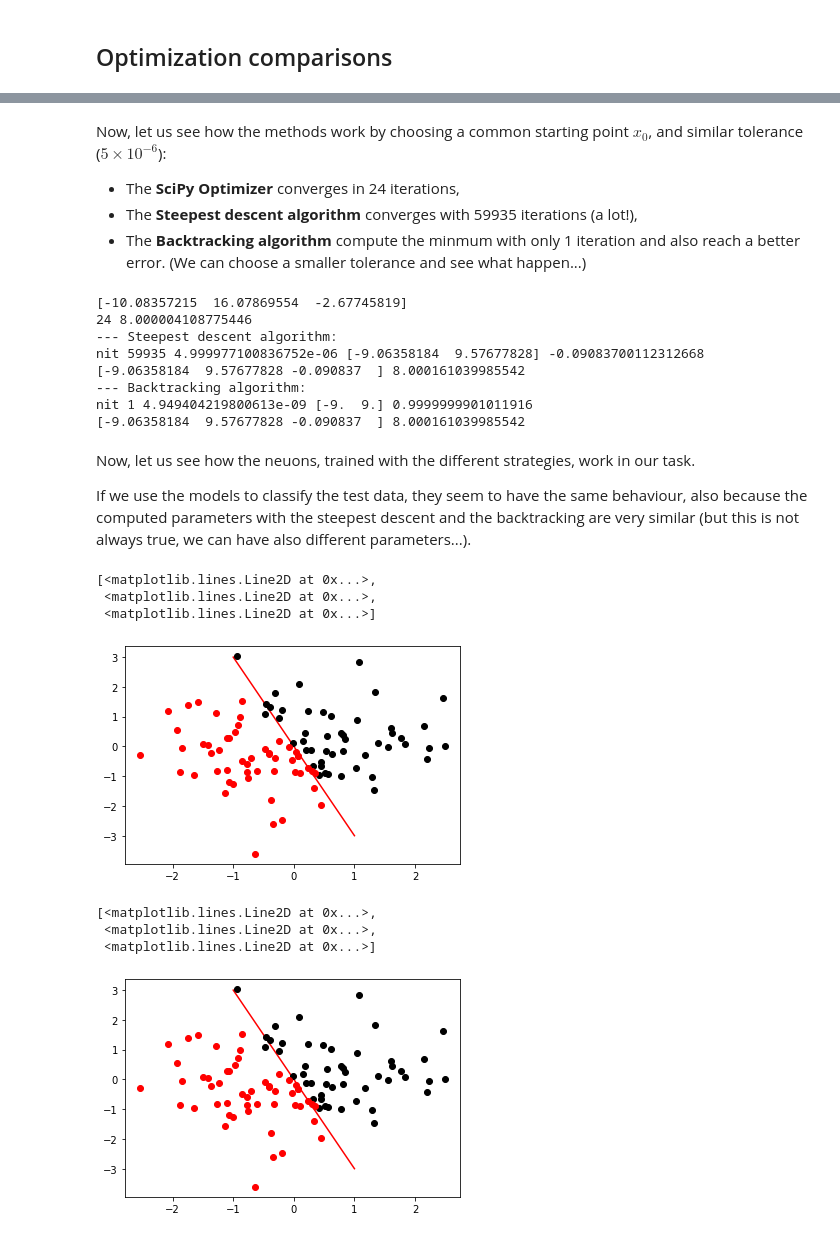
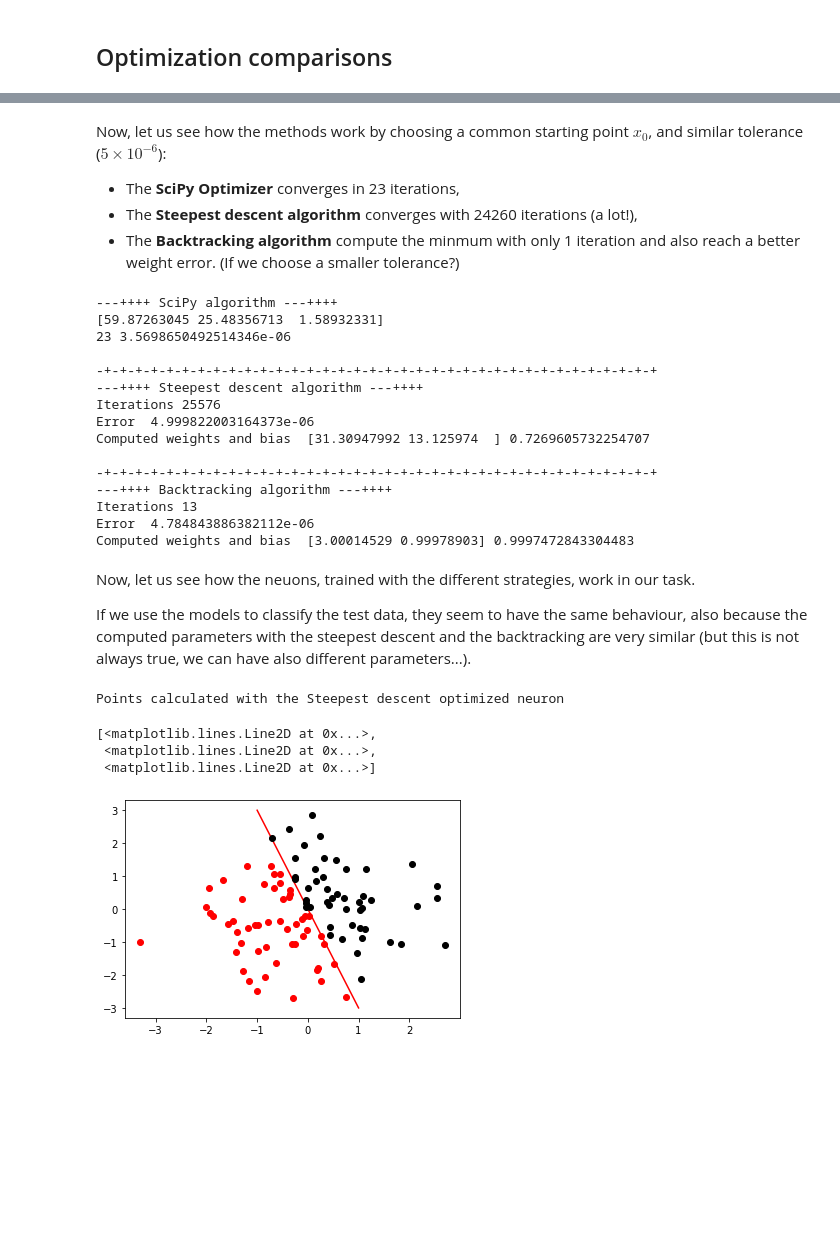
Before and after one commit to andmon97/numeircalMethods, a Jupyter notebook: Montemurro_Andrea_exam_January_19_2022.ipynb, the cells around one changed output, grey strips where cells are left out. Saved outputs shown, nothing was run; the diff lists cells and outputs as text; code cells hidden in the pictures; blank space fills up the shorter version.

```diff
--- a/Montemurro_Andrea_exam_January_19_2022.ipynb
+++ b/Montemurro_Andrea_exam_January_19_2022.ipynb
@@ -712,53 +711,54 @@ def steep_desc_backtracking(theta,alpha,c,p,tol,data):
 # %% [markdown]
 Now, let us see how the methods work by choosing a common starting point $x_0$, and similar tolerance ($5 \times 10^{-6}$):
 
-- The **SciPy Optimizer** converges in 24 iterations,
-- The **Steepest descent algorithm** converges with 59935 iterations (a lot!),
-- The **Backtracking algorithm** compute the minmum with only 1 iteration and also reach a better error. (We can choose a smaller tolerance and see what happen...)
+- The **SciPy Optimizer** converges in 23 iterations,
+- The **Steepest descent algorithm** converges with 24260 iterations (a lot!),
+- The **Backtracking algorithm** compute the minmum with only 1 iteration and also reach a better weight error. (If we choose a smaller tolerance?)
 # %%
-x0 = np.array([-9.,9,1.])
+x0 = np.array([3.,1,1.])
+
 opt = scipy.optimize.minimize(error_function,x0)
+print("---++++ SciPy algorithm ---++++ ")
 print(opt.x)
 print(opt.nit,opt.fun)
-print("--- Steepest descent algorithm: ")
-optw = steep_desc(x0,0.05, 5e-6,data)
-print(optw,error_function(optw))
+print("\n-+-+-+-+-+-+-+-+-+-+-+-+-+-+-+-+-+-+-+-+-+-+-+-+-+-+-+-+-+-+-+-+-+-+-+-+")
+print("---++++ Steepest descent algorithm ---++++ ")
+optw = steep_desc(x0,0.39, 5e-6,data)
 
-print("--- Backtracking algorithm: ")
-optw1 = steep_desc_backtracking(x0,0.05, 1e-4, 0.9, 5e-6,data)
-print(optw,error_function(optw))
+print("\n-+-+-+-+-+-+-+-+-+-+-+-+-+-+-+-+-+-+-+-+-+-+-+-+-+-+-+-+-+-+-+-+-+-+-+-+")
+print("---++++ Backtracking algorithm ---++++")
+optw1 = steep_desc_backtracking(x0,0.39, 1e-4, 0.9, 5e-6,data)
 # %% [output]
-[-10.08357215  16.07869554  -2.67745819]
-24 8.000004108775446
---- Steepest descent algorithm:
-nit 59935 4.999977100836752e-06 [-9.06358184  9.57677828] -0.09083700112312668
-[-9.06358184  9.57677828 -0.090837  ] 8.000161039985542
---- Backtracking algorithm:
-nit 1 4.949404219800613e-09 [-9.  9.] 0.9999999901011916
-[-9.06358184  9.57677828 -0.090837  ] 8.000161039985542
+---++++ SciPy algorithm ---++++
+[59.87263045 25.48356713  1.58932331]
+23 3.5698650492514346e-06
+
+-+-+-+-+-+-+-+-+-+-+-+-+-+-+-+-+-+-+-+-+-+-+-+-+-+-+-+-+-+-+-+-+-+-+-+-+
+---++++ Steepest descent algorithm ---++++
+Iterations 25576
+Error  4.999822003164373e-06
+Computed weights and bias  [31.30947992 13.125974  ] 0.7269605732254707
+
+-+-+-+-+-+-+-+-+-+-+-+-+-+-+-+-+-+-+-+-+-+-+-+-+-+-+-+-+-+-+-+-+-+-+-+-+
+---++++ Backtracking algorithm ---++++
+Iterations 13
+Error  4.784843886382112e-06
+Computed weights and bias  [3.00014529 0.99978903] 0.9997472843304483
 # %% [markdown]
 Now, let us see how the neuons, trained with the different strategies, work in our task.
 
 If we use the models to classify the test data, they seem to have the same behaviour, also because the computed parameters with the steepest descent and the backtracking are very similar (but this is not always true, we can have also different parameters...).
-# %%
-def neuronoptw(x): return neuron(optw[0:2],optw[2],x)
-
-def neuronoptw1(x): return neuron(optw1[0:2],optw1[2],x)
 # %%
+def neuronoptw(x):
+    return neuron(optw[0:2],optw[2],x)
+
 datatest1w = np.array([p for p in dataset if neuronoptw(p)>0])
 datatest2w = np.array([p for p in dataset if neuronoptw(p)<0])
-matplotlib.pyplot.plot([-1,1],[3,-3],'r', datatest1[::,0], datatest1[::,1],'ko',  datatest2[::,0], datatest2[::,1],'ro')
+print("Points calculated with the Steepest descent optimized neuron")
+matplotlib.pyplot.plot([-1,1],[3,-3],'r', datatest1w[::,0], datatest1w[::,1],'ko',  datatest2w[::,0], datatest2w[::,1],'ro')
 # %% [output]
-[<matplotlib.lines.Line2D at 0x...>,
- <matplotlib.lines.Line2D at 0x...>,
- <matplotlib.lines.Line2D at 0x...>]
+Points calculated with the Steepest descent optimized neuron
+[<matplotlib.lines.Line2D at 0x...>,
+ <matplotlib.lines.Line2D at 0x...>,
+ <matplotlib.lines.Line2D at 0x...>]
-[figure, old version]
+[figure, new version]
-# %%
-datatest1w = np.array([p for p in dataset if neuronoptw1(p)>0])
-datatest2w = np.array([p for p in dataset if neuronoptw1(p)<0])
-matplotlib.pyplot.plot([-1,1],[3,-3],'r', datatest1[::,0], datatest1[::,1],'ko',  datatest2[::,0], datatest2[::,1],'ro')
-# %% [output]
-[<matplotlib.lines.Line2D at 0x...>,
- <matplotlib.lines.Line2D at 0x...>,
- <matplotlib.lines.Line2D at 0x...>]
-[figure, removed]
```
Also changed, not shown: parts of 11 cells of this notebook.
